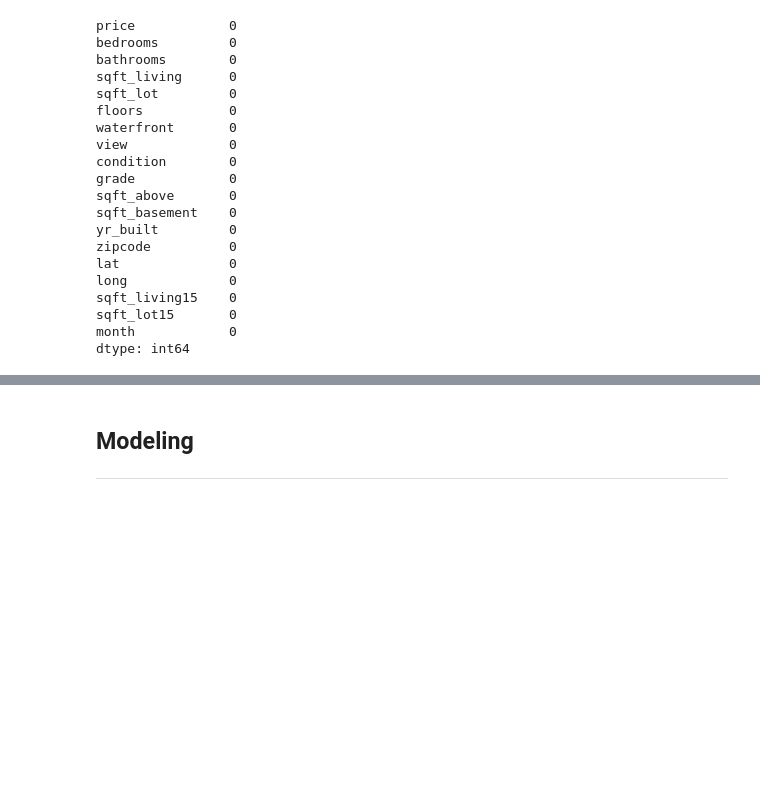
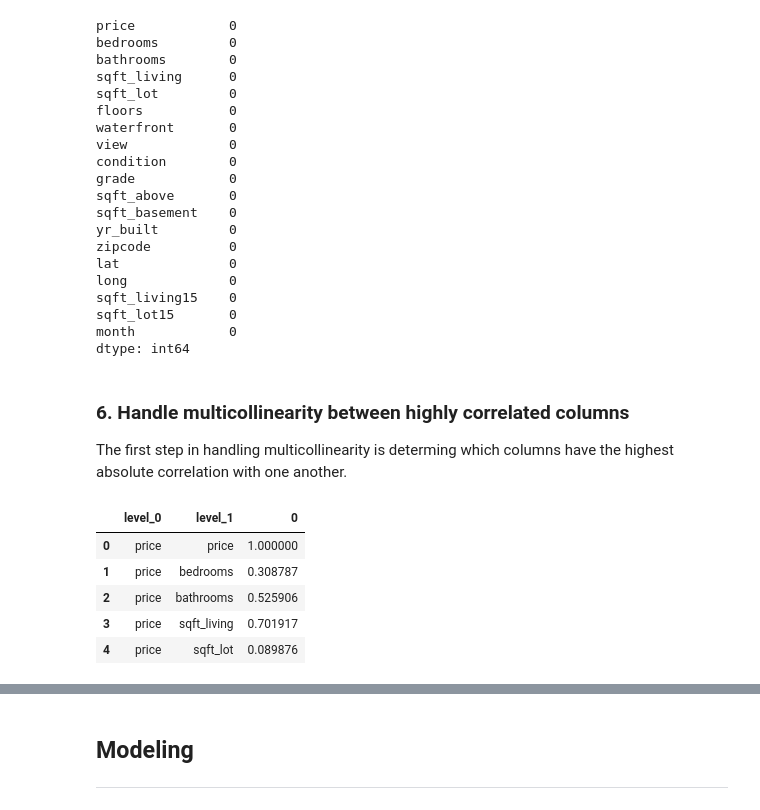
Before and after one commit to tjkyner/housing-regression-model, a Jupyter notebook: notebook.ipynb, the cells around one changed output, grey strips where cells are left out. Saved outputs shown, nothing was run; the diff lists cells and outputs as text; code cells hidden in the pictures; blank space fills up the shorter version.

```diff
--- a/notebook.ipynb
+++ b/notebook.ipynb
@@ -445,3 +445,16 @@ sqft_living15    0
 sqft_lot15       0
 month            0
 dtype: int64
+# %% [markdown]
+### 6. Handle multicollinearity between highly correlated columns
+The first step in handling multicollinearity is determing which columns have the highest absolute correlation with one another.
+# %%
+df_corr = df.corr().abs().stack().reset_index()
+df_corr.head()
+# %% [output]
+|  | level_0 | level_1 | 0 |
+| 0 | price | price | 1.000000 |
+| 1 | price | bedrooms | 0.308787 |
+| 2 | price | bathrooms | 0.525906 |
+| 3 | price | sqft_living | 0.701917 |
+| 4 | price | sqft_lot | 0.089876 |
```
Also changed, not shown: parts of 6 cells of this notebook.
